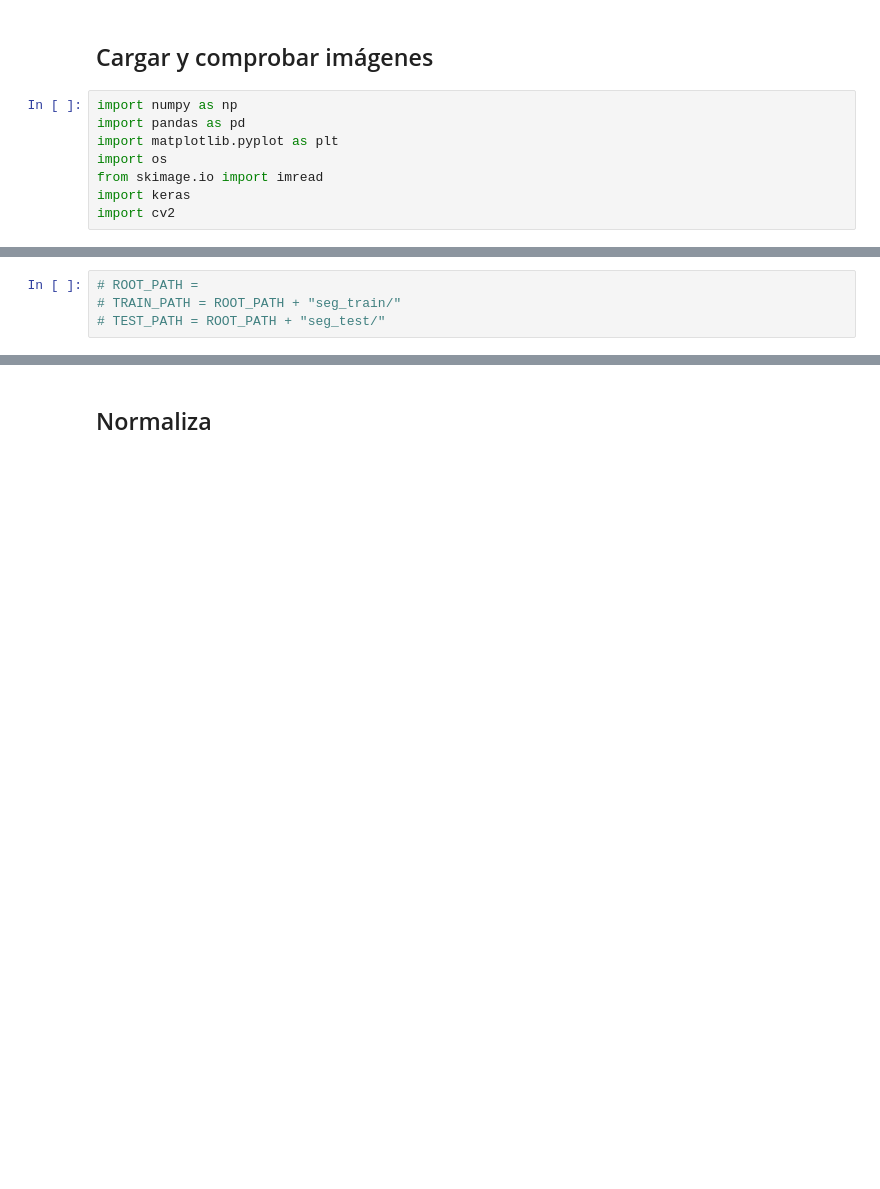
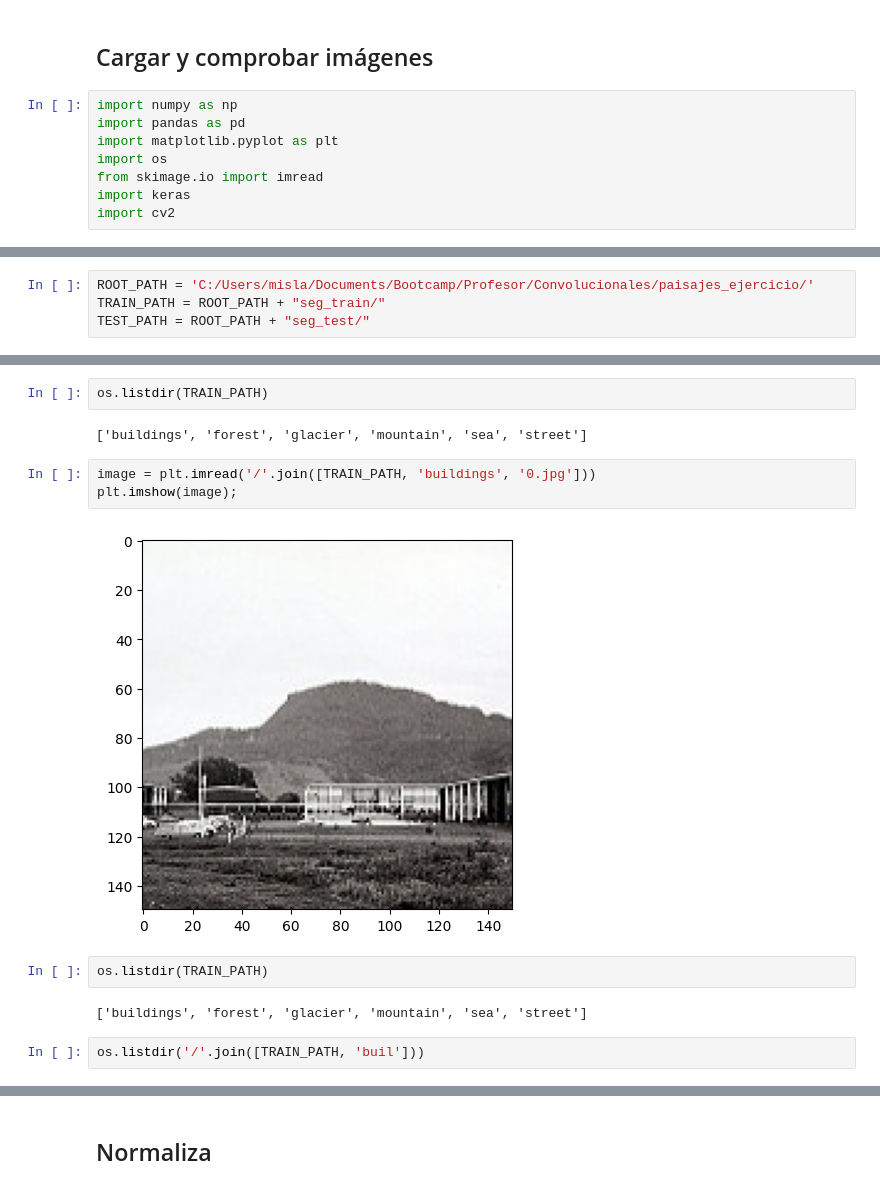
Before and after one commit to Mlcruz9/DS_TheBridgeBBK_SBIL2023, a Jupyter notebook: 3-Machine_Learning/3-Deep_Learning/2-Redes_Convolucionales/ejercicios/Clasificador_paisajes.ipynb, the cells around one changed output, grey strips where cells are left out. Saved outputs shown, nothing was run; the diff lists cells and outputs as text; blank space fills up the shorter version.

```diff
--- a/3-Machine_Learning/3-Deep_Learning/2-Redes_Convolucionales/ejercicios/Clasificador_paisajes.ipynb
+++ b/3-Machine_Learning/3-Deep_Learning/2-Redes_Convolucionales/ejercicios/Clasificador_paisajes.ipynb
@@ -27,5 +59,5 @@ import cv2
 # %%
-# ROOT_PATH =
-# TRAIN_PATH = ROOT_PATH + "seg_train/"
-# TEST_PATH = ROOT_PATH + "seg_test/"
+ROOT_PATH = 'C:/Users/misla/Documents/Bootcamp/Profesor/Convolucionales/paisajes_ejercicio/'
+TRAIN_PATH = ROOT_PATH + "seg_train/"
+TEST_PATH = ROOT_PATH + "seg_test/"
 # %%
@@ -52,0 +129,15 @@ import cv2
+# %%
+os.listdir(TRAIN_PATH)
+# %% [output]
+['buildings', 'forest', 'glacier', 'mountain', 'sea', 'street']
+# %%
+image = plt.imread('/'.join([TRAIN_PATH, 'buildings', '0.jpg']))
+plt.imshow(image);
+# %% [output]
+[figure, added]
+# %%
+os.listdir(TRAIN_PATH)
+# %% [output]
+['buildings', 'forest', 'glacier', 'mountain', 'sea', 'street']
+# %%
+os.listdir('/'.join([TRAIN_PATH, 'buil']))
```
Also changed, not shown: parts of 39 cells of this notebook, 9 other files.
